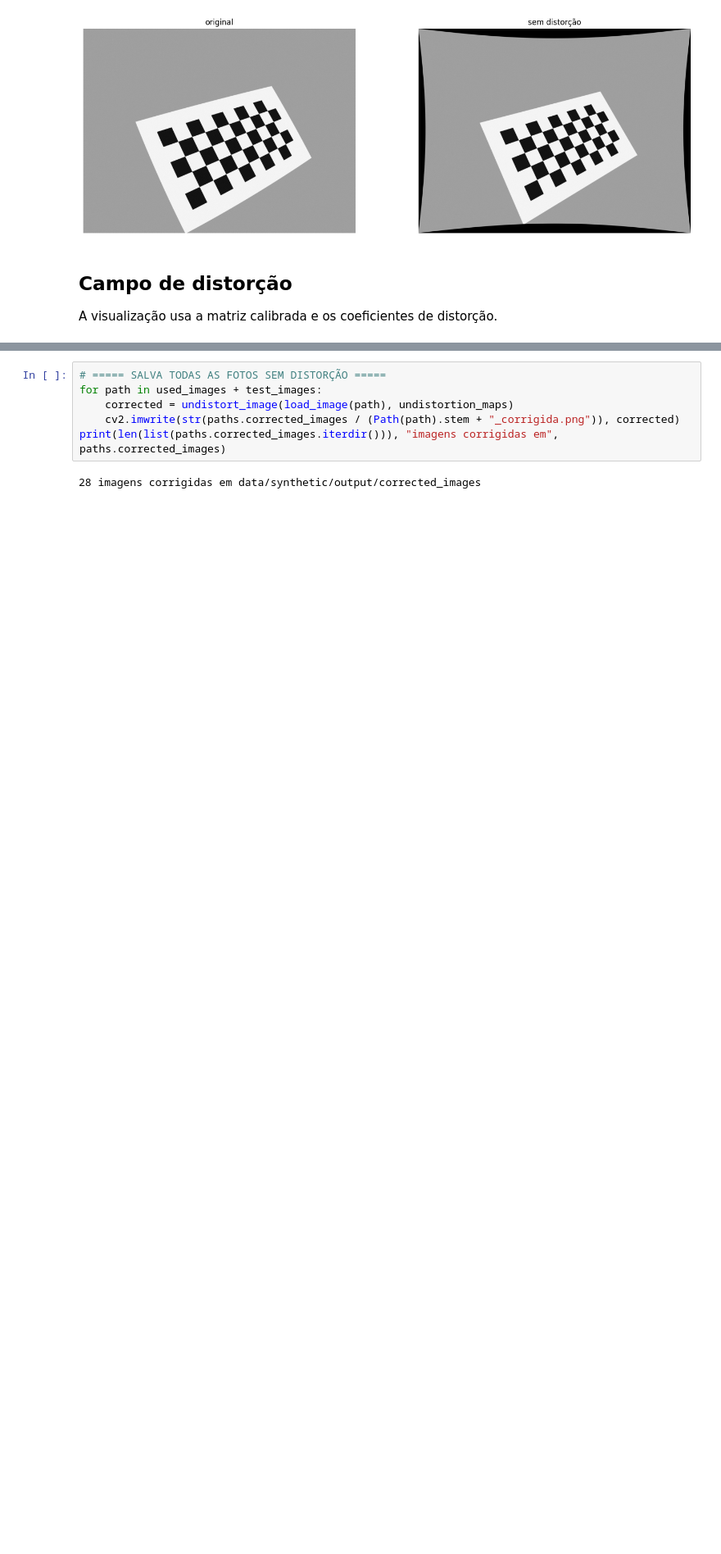
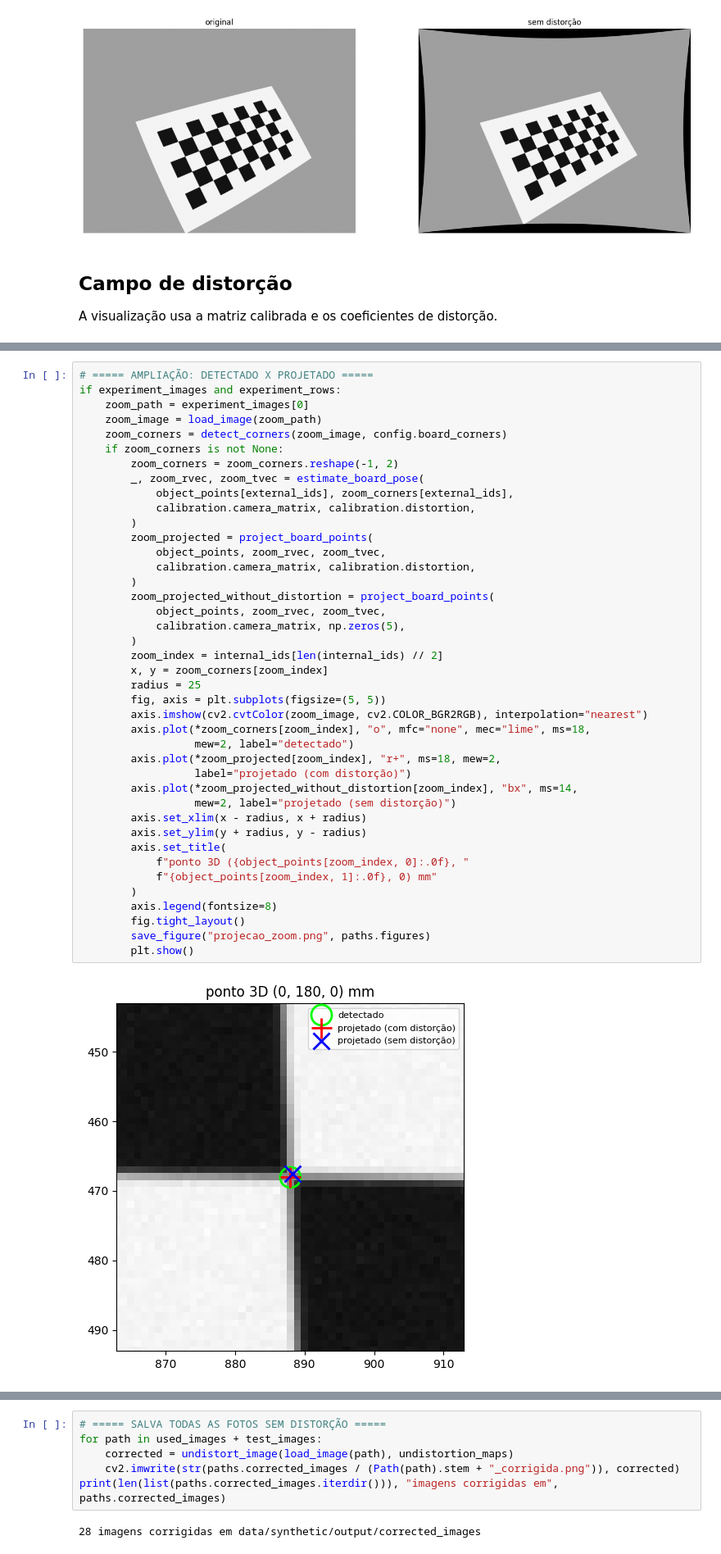
Before and after one commit to AugustC/info7064-ta02, a Jupyter notebook: TA02_Tarefa_Calibracao_de_Camera_refatorado.ipynb, the cells around one changed output, grey strips where cells are left out. Shown at 82% size. Cells and saved outputs as stored; diff of their text form; blank space fills up the shorter version.

```diff
--- a/TA02_Tarefa_Calibracao_de_Camera_refatorado.ipynb
+++ b/TA02_Tarefa_Calibracao_de_Camera_refatorado.ipynb
@@ -228,0 +356,43 @@ pares estéreo: 12
+# %%
+# ===== AMPLIAÇÃO: DETECTADO X PROJETADO =====
+if experiment_images and experiment_rows:
+    zoom_path = experiment_images[0]
+    zoom_image = load_image(zoom_path)
+    zoom_corners = detect_corners(zoom_image, config.board_corners)
+    if zoom_corners is not None:
+        zoom_corners = zoom_corners.reshape(-1, 2)
+        _, zoom_rvec, zoom_tvec = estimate_board_pose(
+            object_points[external_ids], zoom_corners[external_ids],
+            calibration.camera_matrix, calibration.distortion,
+        )
+        zoom_projected = project_board_points(
+            object_points, zoom_rvec, zoom_tvec,
+            calibration.camera_matrix, calibration.distortion,
+        )
+        zoom_projected_without_distortion = project_board_points(
+            object_points, zoom_rvec, zoom_tvec,
+            calibration.camera_matrix, np.zeros(5),
+        )
+        zoom_index = internal_ids[len(internal_ids) // 2]
+        x, y = zoom_corners[zoom_index]
+        radius = 25
+        fig, axis = plt.subplots(figsize=(5, 5))
+        axis.imshow(cv2.cvtColor(zoom_image, cv2.COLOR_BGR2RGB), interpolation="nearest")
+        axis.plot(*zoom_corners[zoom_index], "o", mfc="none", mec="lime", ms=18,
+                  mew=2, label="detectado")
+        axis.plot(*zoom_projected[zoom_index], "r+", ms=18, mew=2,
+                  label="projetado (com distorção)")
+        axis.plot(*zoom_projected_without_distortion[zoom_index], "bx", ms=14,
+                  mew=2, label="projetado (sem distorção)")
+        axis.set_xlim(x - radius, x + radius)
+        axis.set_ylim(y + radius, y - radius)
+        axis.set_title(
+            f"ponto 3D ({object_points[zoom_index, 0]:.0f}, "
+            f"{object_points[zoom_index, 1]:.0f}, 0) mm"
+        )
+        axis.legend(fontsize=8)
+        fig.tight_layout()
+        save_figure("projecao_zoom.png", paths.figures)
+        plt.show()
+# %% [output]
+[figure, added]
```
Also changed, not shown: parts of 9 cells of this notebook.
